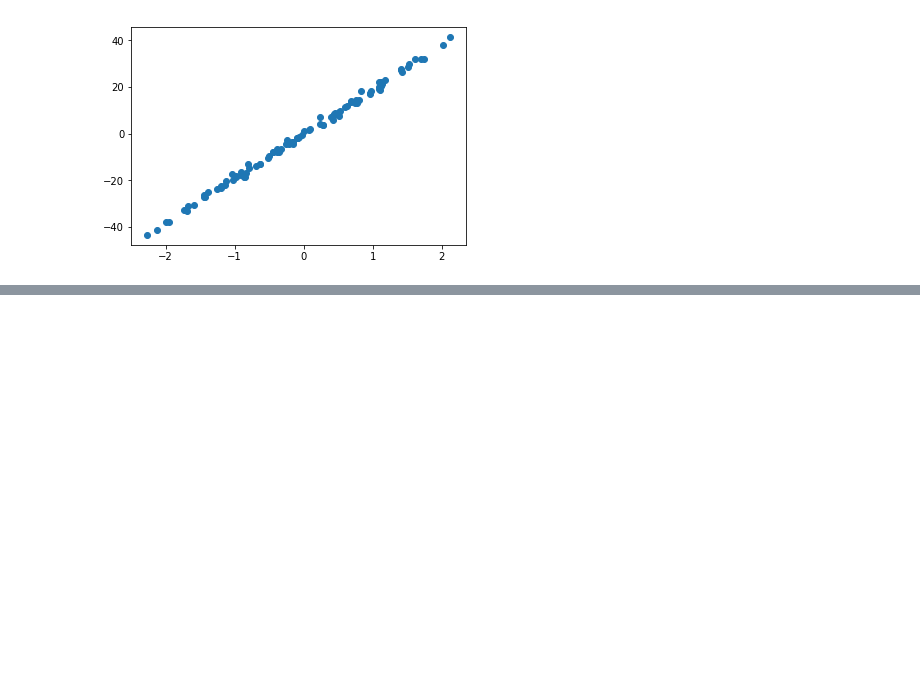
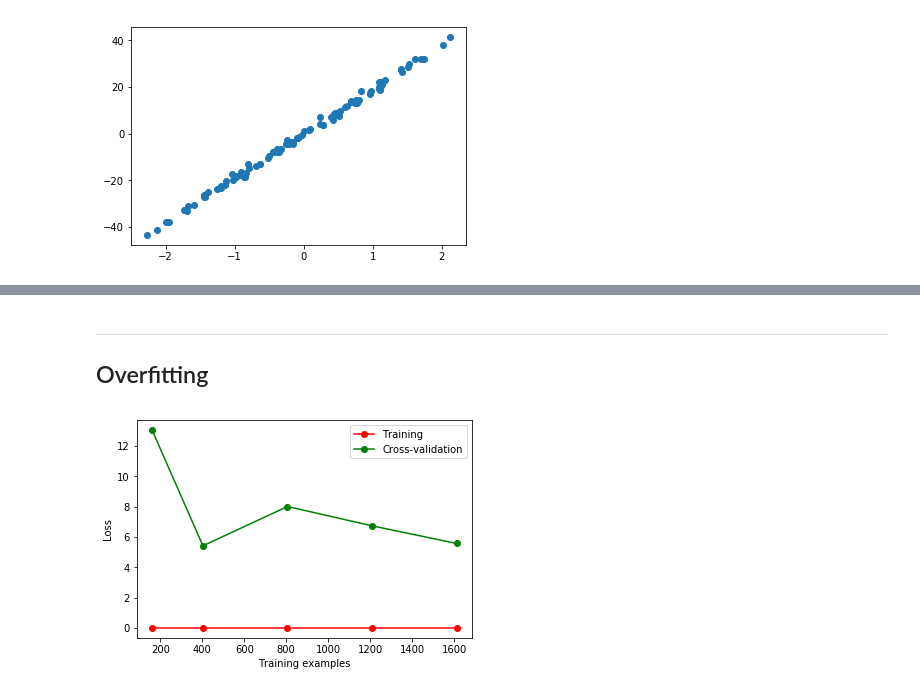
Before and after one commit to Baytoro/ModulesCooking, a Jupyter notebook: sklearn/sklearn_tutorial.ipynb, the cells around one changed output, grey strips where cells are left out. Cells and saved outputs as stored; diff of their text form; code cells hidden in the pictures; blank space fills up the shorter version.

```diff
--- a/sklearn/sklearn_tutorial.ipynb
+++ b/sklearn/sklearn_tutorial.ipynb
@@ -69,0 +171,30 @@ plt.show()
+# %% [markdown]
+---
+## Overfitting
+# %%
+from sklearn.model_selection import  learning_curve
+from sklearn.datasets import load_digits
+from sklearn.svm import SVC
+import matplotlib.pyplot as plt
+import numpy as np
+
+digits = load_digits()
+X = digits.data
+y = digits.target
+train_sizes, train_loss, test_loss= learning_curve(
+        SVC(gamma=0.01), X, y, cv=10, scoring='neg_mean_squared_error',
+        train_sizes=[0.1, 0.25, 0.5, 0.75, 1])
+train_loss_mean = -np.mean(train_loss, axis=1)
+test_loss_mean = -np.mean(test_loss, axis=1)
+
+plt.plot(train_sizes, train_loss_mean, 'o-', color="r",
+             label="Training")
+plt.plot(train_sizes, test_loss_mean, 'o-', color="g",
+             label="Cross-validation")
+
+plt.xlabel("Training examples")
+plt.ylabel("Loss")
+plt.legend(loc="best")
+plt.show()
+# %% [output]
+[figure, added]
```
Also changed, not shown: parts of 15 cells of this notebook, 1 other file.
